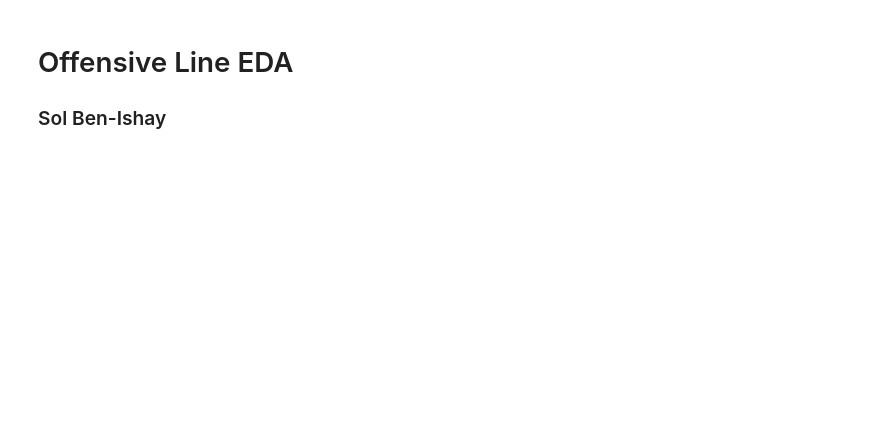
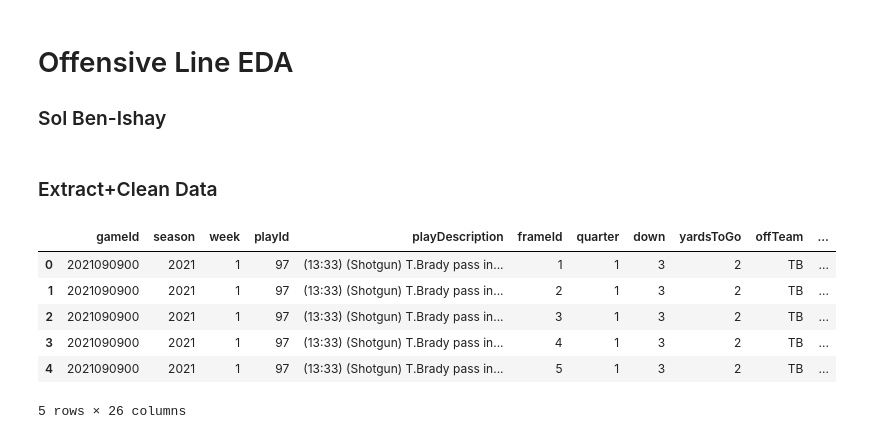
Before and after one commit to SolB77/2023-NFL-Big-Data-Bowl, a Jupyter notebook: Code/offensive_eda.ipynb, the cells around one changed output. Saved outputs shown, nothing was run; the diff lists cells and outputs as text; code cells hidden in the pictures; blank space fills up the shorter version.

```diff
--- a/Code/offensive_eda.ipynb
+++ b/Code/offensive_eda.ipynb
@@ -1,6 +1,8 @@
 # %% [markdown]
 # Offensive Line EDA
 ### Sol Ben-Ishay
+# %% [markdown]
+### Extract+Clean Data
 # %%
 # Import libraries
 import pandas as pd
@@ -19,23 +23,34 @@ week2_tracking_df = pd.read_csv("../Data/week2.csv")
 # %%
 #Get main tracking data
 coi = ['gameId', 'season', 'week', 'playId',
        'playDescription',  'frameId', 'quarter', 'down', 'yardsToGo',
        'possessionTeam', 'defensiveTeam', 'passResult', 'prePenaltyPlayResult',
        'absoluteYardlineNumber', 'dropBackType', 'pff_playAction', 'nflId', 'time', 'team',
-       'x', 'y', 'event', 'officialPosition', 'displayName']
+       'x', 'y', 'event', 'officialPosition', 'displayName','pff_role','pff_positionLinedUp']
 
 gptp_df = (games_df.merge(plays_df, on='gameId', how='left')
-                .merge(week1_tracking_df, on=['gameId','playId'], how='left')
-                .merge(players_df, on= 'nflId', how='left'))[coi]
+                .merge(tracking_df, on=['gameId','playId'], how='left')
+                .merge(players_df, on= 'nflId', how='left')
+                .merge(scouting_df, on=['gameId','playId','nflId']))[coi]
+
+gptp_df = gptp_df.rename(columns={'defensiveTeam':'defTeam', 'possessionTeam':'offTeam', 'pff_playAction':'playAction',
+'officialPosition':'position', 'displayName':'playerName', 'pff_role':'roleOnPlay', 'pff_positionLinedUp':'posLinedUp'})
 
 # Convert up dt_time column to time
 gptp_df['time'] = pd.to_datetime(gptp_df['time'])
 
-# Drop where frameId is NA (not sure what that means, assume it is where the tracking didn't join with the player data)
-gptp_df = gptp_df.dropna(axis=0, how='all', subset=['frameId', 'time', 'team', 'x', 'y', 'event'])
+# Replace n/a dropBackType
+gptp_df = gptp_df.fillna(value={'dropBackType': 'none'})
 
-# Replace officialPosition, diplayName, and nflId with ball/0
-gptp_df = gptp_df.fillna(value={'nflId': 0, 'officialPosition': 'ball', 'displayName': 'ball', 'dropBackType': 'none'})
+gptp_df.head()
+# %% [output]
+|  | gameId | season | week | playId | playDescription | frameId | quarter | down | yardsToGo | offTeam | ... |
+| 0 | 2021090900 | 2021 | 1 | 97 | (13:33) (Shotgun) T.Brady pass in... | 1 | 1 | 3 | 2 | TB | ... |
+| 1 | 2021090900 | 2021 | 1 | 97 | (13:33) (Shotgun) T.Brady pass in... | 2 | 1 | 3 | 2 | TB | ... |
+| 2 | 2021090900 | 2021 | 1 | 97 | (13:33) (Shotgun) T.Brady pass in... | 3 | 1 | 3 | 2 | TB | ... |
+| 3 | 2021090900 | 2021 | 1 | 97 | (13:33) (Shotgun) T.Brady pass in... | 4 | 1 | 3 | 2 | TB | ... |
+| 4 | 2021090900 | 2021 | 1 | 97 | (13:33) (Shotgun) T.Brady pass in... | 5 | 1 | 3 | 2 | TB | ... |
+5 rows × 26 columns
 # %%
 # Check for na data
 if sum(gptp_df.isna().sum().values) != 0:
```
Also changed, not shown: parts of 15 cells of this notebook.
